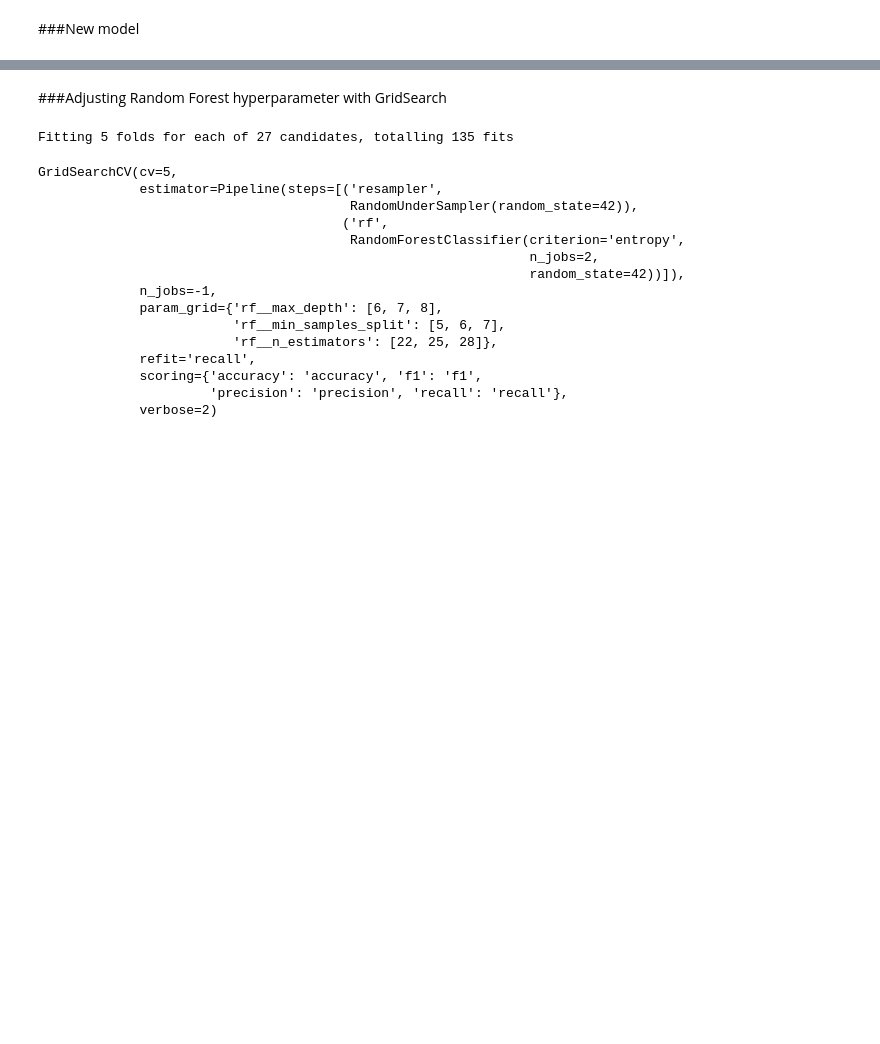
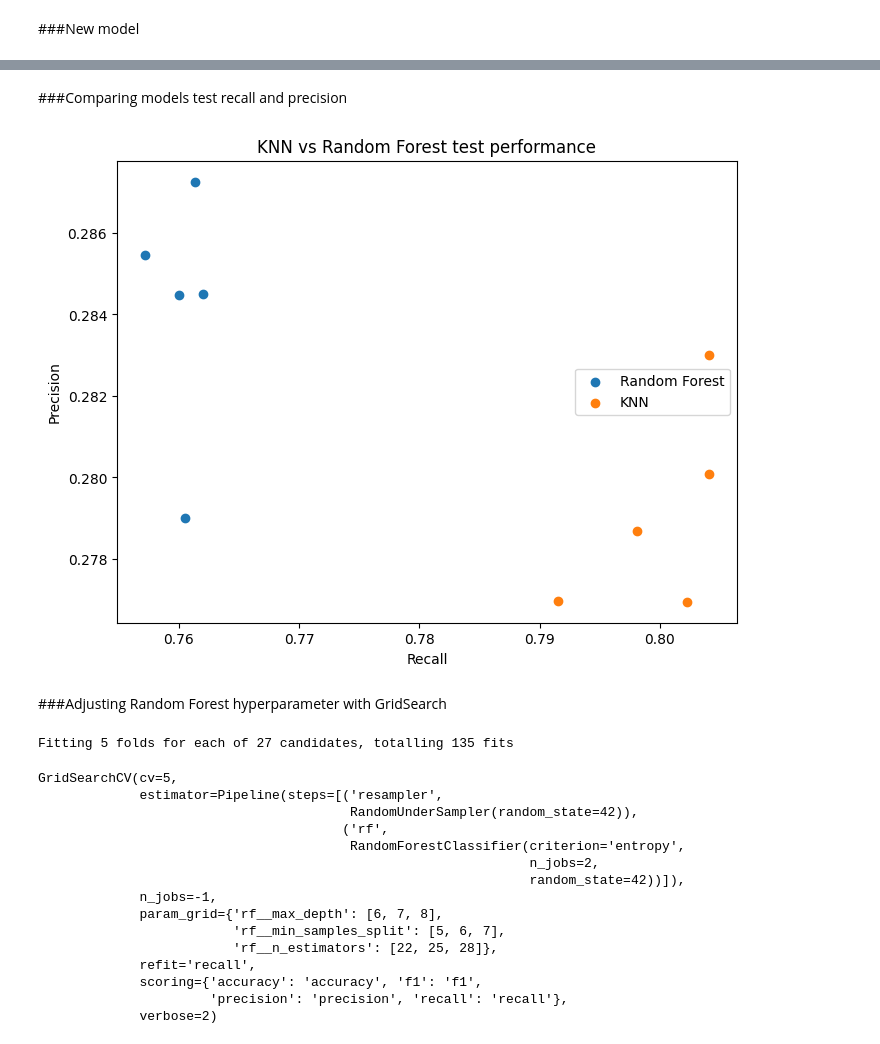
Before and after one commit to flaviorv/ai_model_lifecycle, a Jupyter notebook: diabetes_health_indicators.ipynb, the cells around one changed output, grey strips where cells are left out. Cells and saved outputs as stored; diff of their text form; code cells hidden in the pictures; blank space fills up the shorter version.

```diff
--- a/diabetes_health_indicators.ipynb
+++ b/diabetes_health_indicators.ipynb
@@ -313,3 +317,20 @@ display(rfscore[metrics])
+# %% [markdown]
+###Comparing models test recall and precision
+# %%
+rf_sorted = rfscore.sort_values(by='test_recall')
+knn_sorted = score.sort_values(by='test_recall')
+
+
+plt.figure(figsize=(8,6))
+plt.scatter(rf_sorted['test_recall'], rf_sorted['test_precision'], label='Random Forest')
+plt.scatter(knn_sorted['test_recall'], knn_sorted['test_precision'], label='KNN')
+plt.xlabel('Recall')
+plt.ylabel('Precision')
+plt.legend(loc='right')
+plt.title('KNN vs Random Forest test performance')
+plt.show()
+# %% [output]
+[figure, added]
 # %% [markdown]
 ###Adjusting Random Forest hyperparameter with GridSearch
 # %%
```
Also changed, not shown: parts of 19 cells of this notebook.
